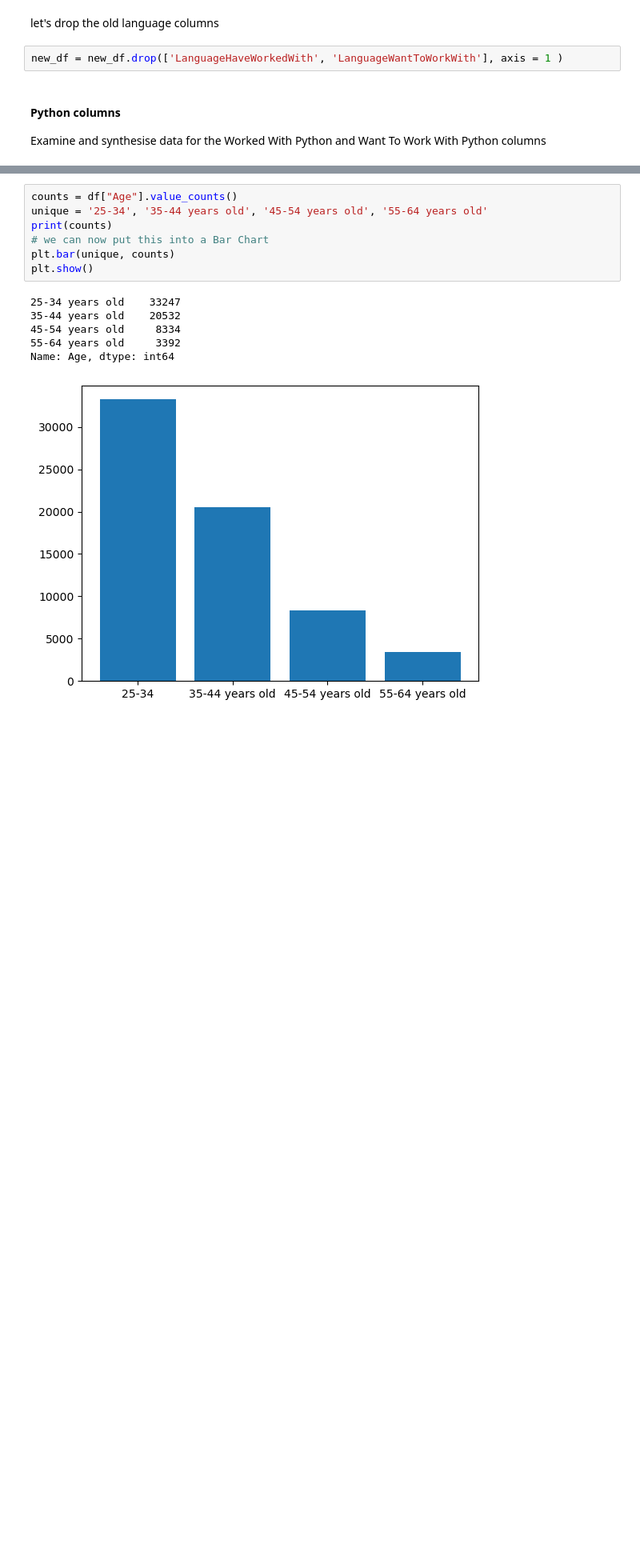
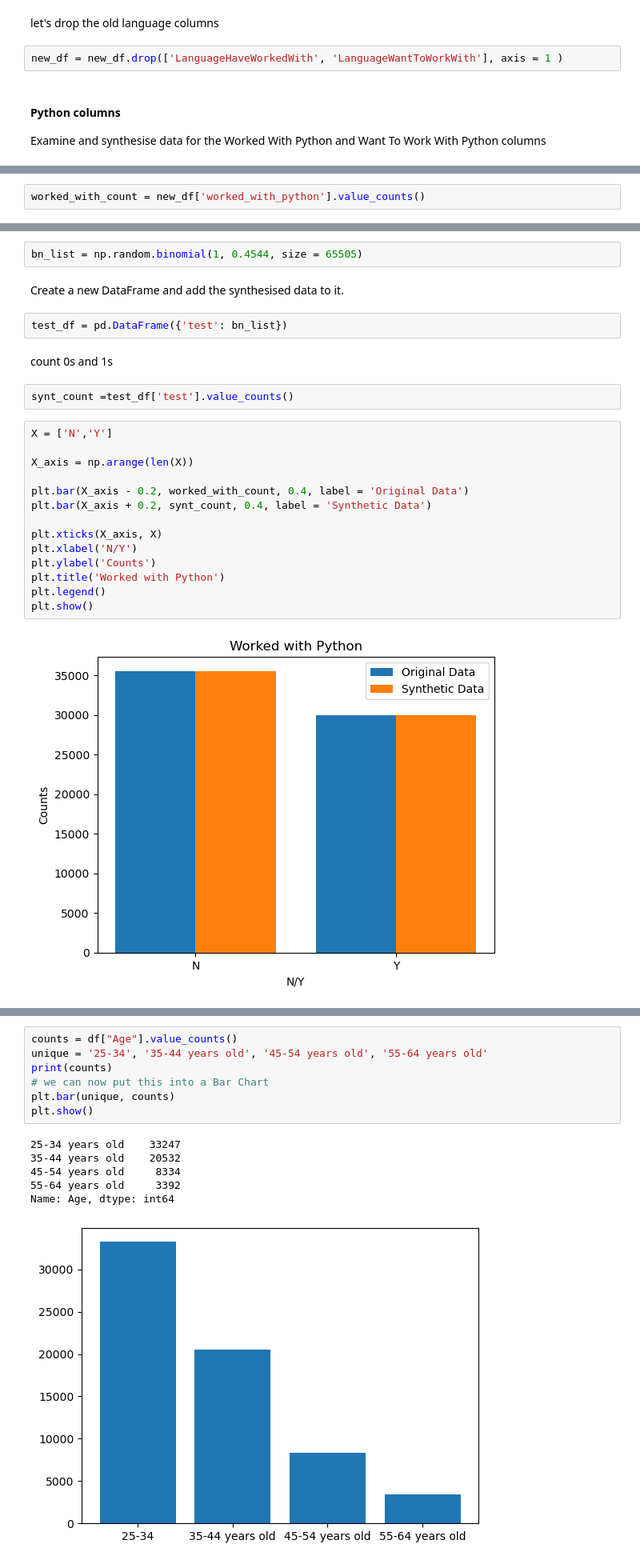
Before and after one commit to decvfox/PfDA_Project_2, a Jupyter notebook: Project_1.ipynb, the cells around one changed output, grey strips where cells are left out. Shown: that part at 80% size. Drawn from its saved outputs; the diff is of its cells as text; blank space fills up the shorter version.

```diff
--- a/Project_1.ipynb
+++ b/Project_1.ipynb
@@ -129,0 +80,2 @@ dtype: int64
+# %%
+worked_with_count = new_df['worked_with_python'].value_counts()
@@ -129,0 +85,26 @@ dtype: int64
+# %%
+bn_list = np.random.binomial(1, 0.4544, size = 65505)
+# %% [markdown]
+Create a new DataFrame and add the synthesised data to it.
+# %%
+test_df = pd.DataFrame({'test': bn_list})
+# %% [markdown]
+count 0s and 1s
+# %%
+synt_count =test_df['test'].value_counts()
+# %%
+X = ['N','Y']
+
+X_axis = np.arange(len(X))
+
+plt.bar(X_axis - 0.2, worked_with_count, 0.4, label = 'Original Data')
+plt.bar(X_axis + 0.2, synt_count, 0.4, label = 'Synthetic Data')
+
+plt.xticks(X_axis, X)
+plt.xlabel('N/Y')
+plt.ylabel('Counts')
+plt.title('Worked with Python')
+plt.legend()
+plt.show()
+# %% [output]
+[figure, added]
```
Also changed, not shown: parts of 11 cells of this notebook.
